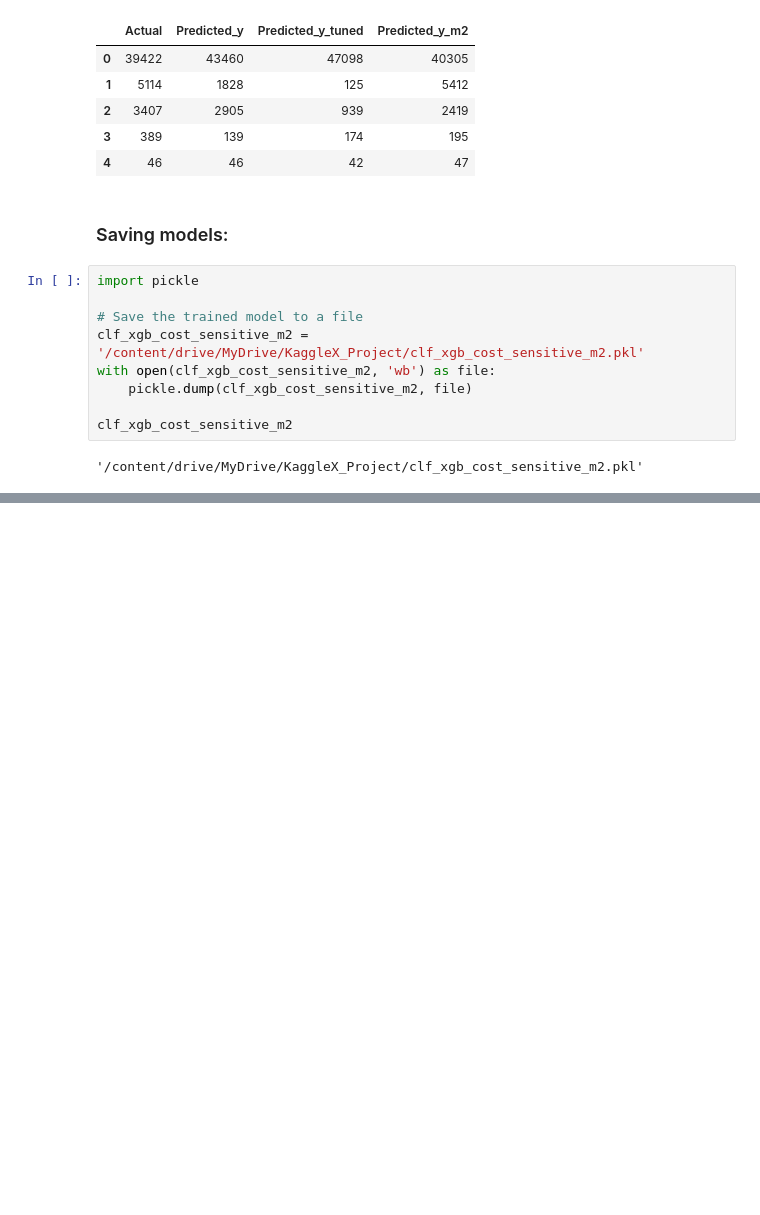
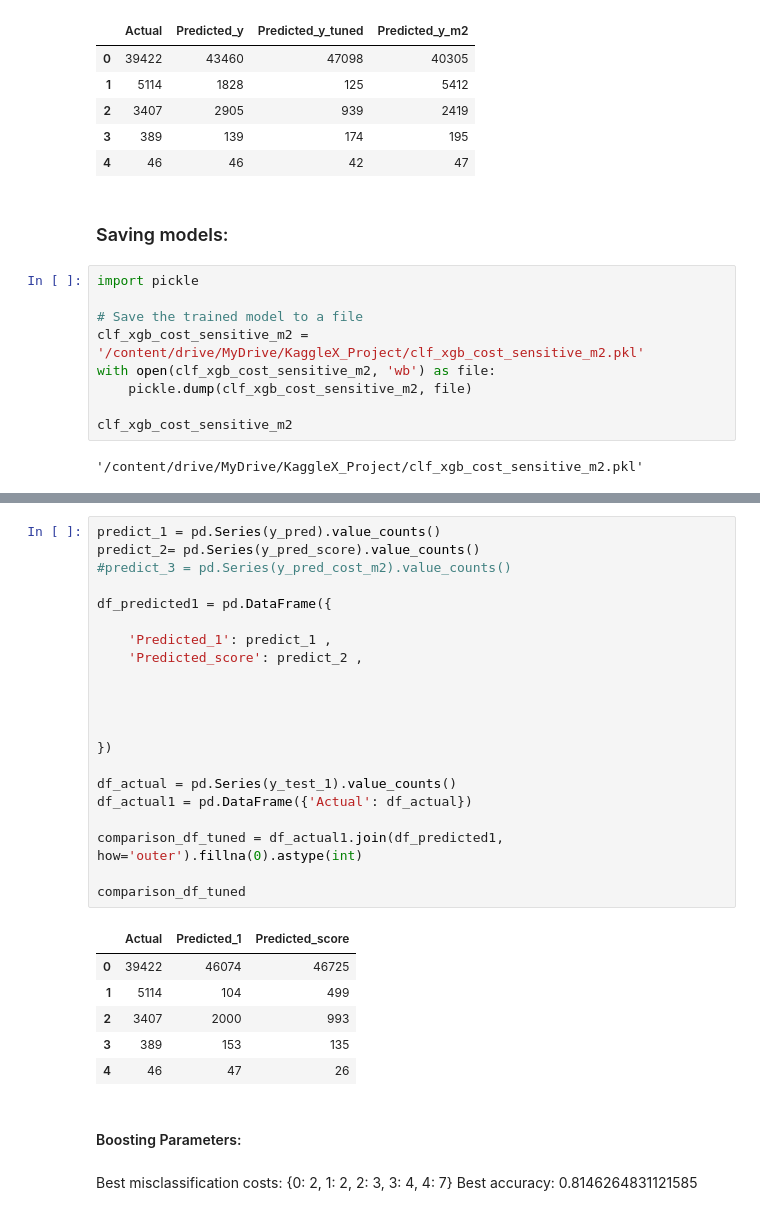
Before and after one commit to tania-martynenko/KaggleX_Project, a Jupyter notebook: Car_Accident_Project_Machine_Learning.ipynb, the cells around one changed output, grey strips where cells are left out. Drawn from its saved outputs; the diff is of its cells as text; blank space fills up the shorter version.

```diff
--- a/Car_Accident_Project_Machine_Learning.ipynb
+++ b/Car_Accident_Project_Machine_Learning.ipynb
@@ -1465,0 +2142,32 @@ clf_xgb_cost_sensitive_m2
+# %%
+predict_1 = pd.Series(y_pred).value_counts()
+predict_2= pd.Series(y_pred_score).value_counts()
+#predict_3 = pd.Series(y_pred_cost_m2).value_counts()
+
+df_predicted1 = pd.DataFrame({
+
+    'Predicted_1': predict_1 ,
+    'Predicted_score': predict_2 ,
+
+
+
+
+})
+
+df_actual = pd.Series(y_test_1).value_counts()
+df_actual1 = pd.DataFrame({'Actual': df_actual})
+
+comparison_df_tuned = df_actual1.join(df_predicted1, how='outer').fillna(0).astype(int)
+
+comparison_df_tuned
+# %% [output]
+|  | Actual | Predicted_1 | Predicted_score |
+| 0 | 39422 | 46074 | 46725 |
+| 1 | 5114 | 104 | 499 |
+| 2 | 3407 | 2000 | 993 |
+| 3 | 389 | 153 | 135 |
+| 4 | 46 | 47 | 26 |
+# %% [markdown]
+#### Boosting Parameters:
+# %% [markdown]
+Best misclassification costs: {0: 2, 1: 2, 2: 3, 3: 4, 4: 7} Best accuracy: 0.8146264831121585
```
Also changed, not shown: parts of 73 cells of this notebook.
